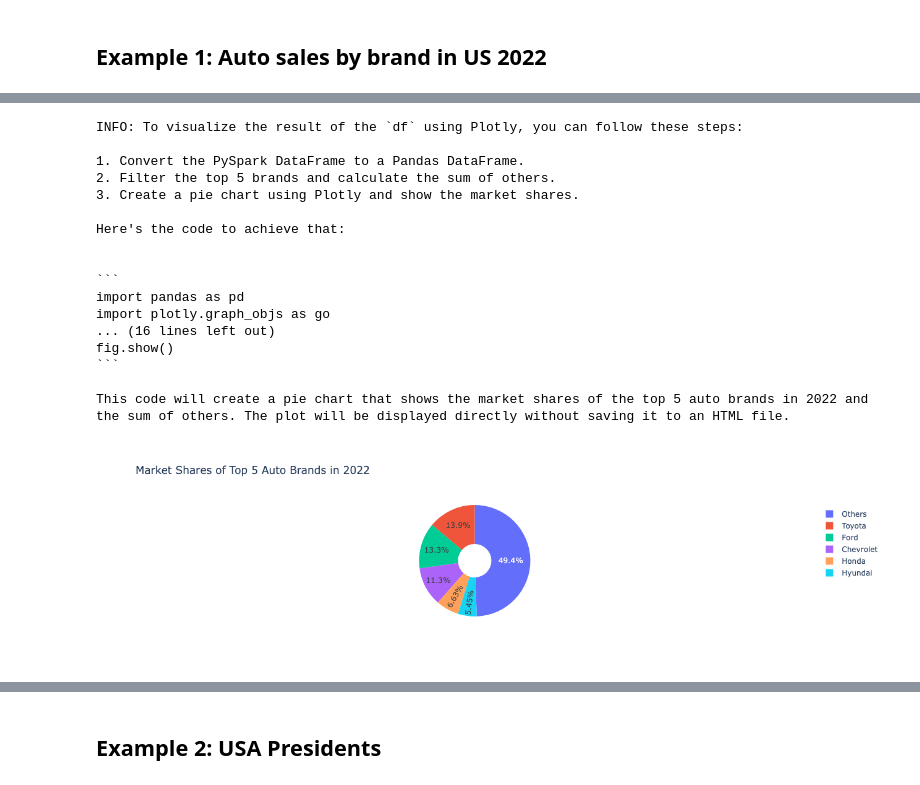
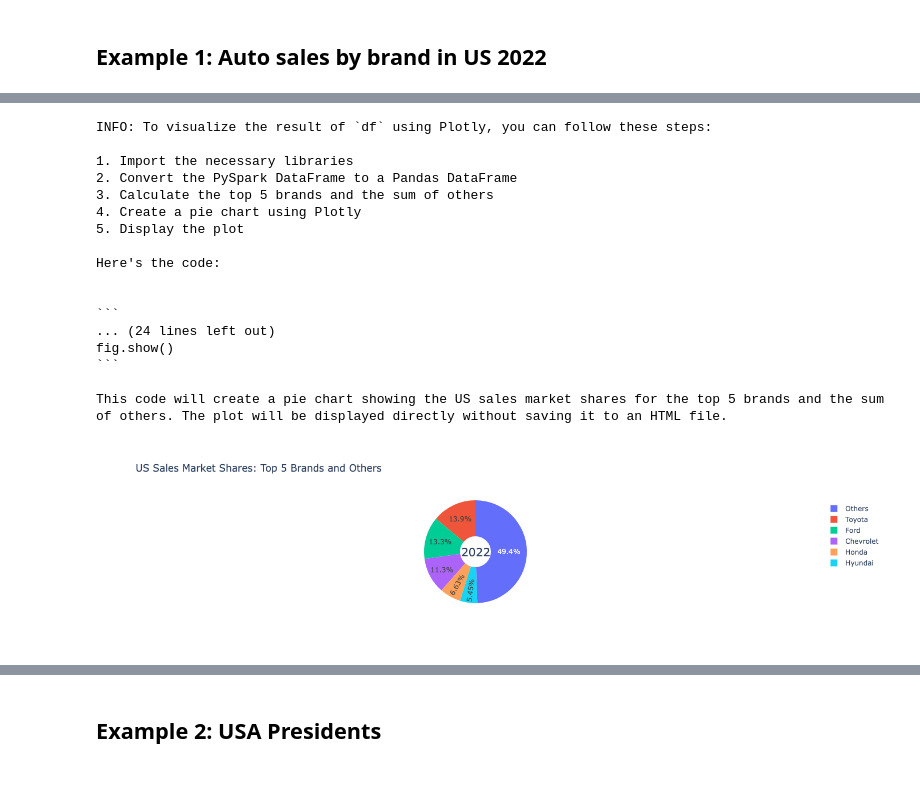
Before and after one commit to pyspark-ai/pyspark-ai, a Jupyter notebook: examples/example.ipynb, the cells around one changed output, grey strips where cells are left out. Drawn from its saved outputs; the diff is of its cells as text; code cells hidden in the pictures.

Commit message:
Update examples and plot prompt (#22)
Update examples and cache file for LLM temperature=0. Also, modify plot
prompt to help code output accuracy.

````diff
--- a/examples/example.ipynb
+++ b/examples/example.ipynb
@@ -60,24 +80,24 @@ This code first converts the PySpark dataframe `df` to a Pandas dataframe, and t
 # %%
-auto_df.llm.plot("pie char for market shares, show the top 5 brands and the sum of others")
+auto_df.llm.plot("pie chart for US sales market shares, show the top 5 brands and the sum of others")
 # %% [output]
-INFO: To visualize the result of the `df` using Plotly, you can follow these steps:
+INFO: To visualize the result of `df` using Plotly, you can follow these steps:
 
-1. Convert the PySpark DataFrame to a Pandas DataFrame.
-2. Filter the top 5 brands and calculate the sum of others.
-3. Create a pie chart using Plotly and show the market shares.
+1. Import the necessary libraries
+2. Convert the PySpark DataFrame to a Pandas DataFrame
+3. Calculate the top 5 brands and the sum of others
+4. Create a pie chart using Plotly
+5. Display the plot
 
-Here's the code to achieve that:
+Here's the code:
 
 
 ```
-import pandas as pd
-import plotly.graph_objs as go
-... (16 lines left out)
+... (24 lines left out)
 fig.show()
 ```
 
-This code will create a pie chart that shows the market shares of the top 5 auto brands in 2022 and the sum of others. The plot will be displayed directly without saving it to an HTML file.
+This code will create a pie chart showing the US sales market shares for the top 5 brands and the sum of others. The plot will be displayed directly without saving it to an HTML file.
-[figure, old version]
+[figure, new version]
 # %%
 # Apply transforms to a Dataframe
 auto_top_growth_df=auto_df.llm.transform("top brand with the highest growth")
````
Also changed, not shown: parts of 16 cells of this notebook, 2 other files.
